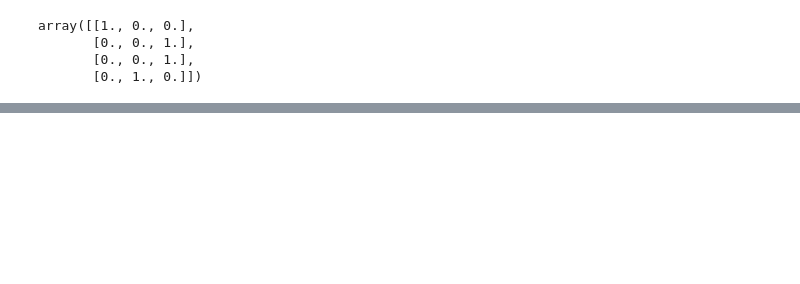
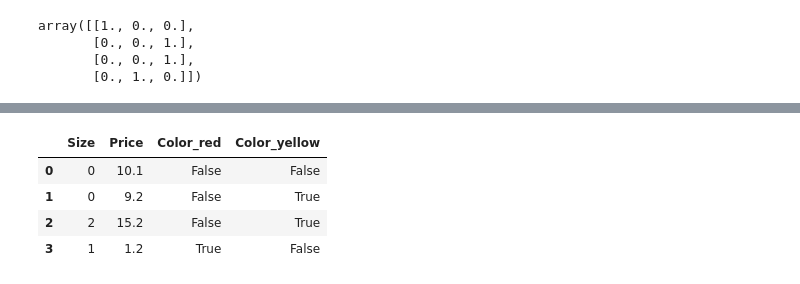
Before and after one commit to AhmedZeer/ml.py, a Jupyter notebook: noteBooks/04_DataPreproc/processingData.ipynb, the cells around one changed output, grey strips where cells are left out. Drawn from its saved outputs; the diff is of its cells as text; code cells hidden in the pictures; blank space fills up the shorter version.

```diff
--- a/noteBooks/04_DataPreproc/processingData.ipynb
+++ b/noteBooks/04_DataPreproc/processingData.ipynb
@@ -169,0 +252,8 @@ array([[1., 0., 0.],
+# %%
+pd.get_dummies( df[ ['Color', 'Size', 'Price'] ], drop_first = True )
+# %% [output]
+|  | Size | Price | Color_red | Color_yellow |
+| 0 | 0 | 10.1 | False | False |
+| 1 | 0 | 9.2 | False | True |
+| 2 | 2 | 15.2 | False | True |
+| 3 | 1 | 1.2 | True | False |
```
Also changed, not shown: parts of 24 cells of this notebook.
